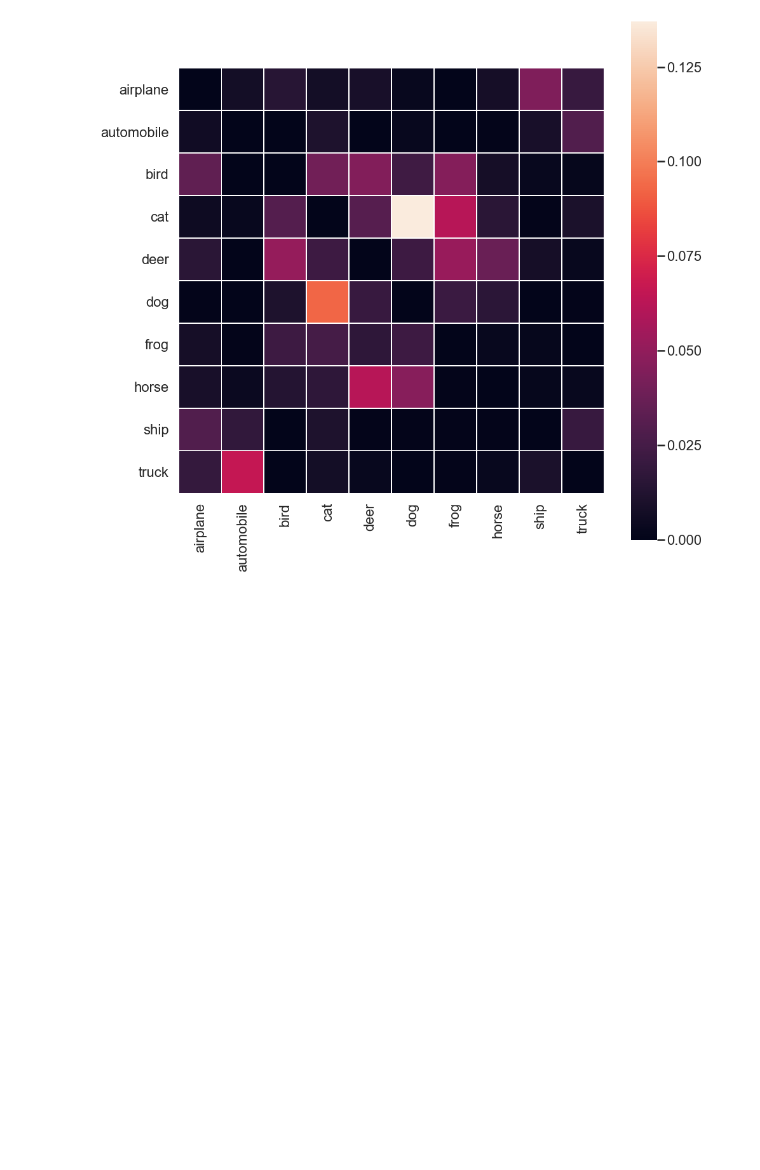
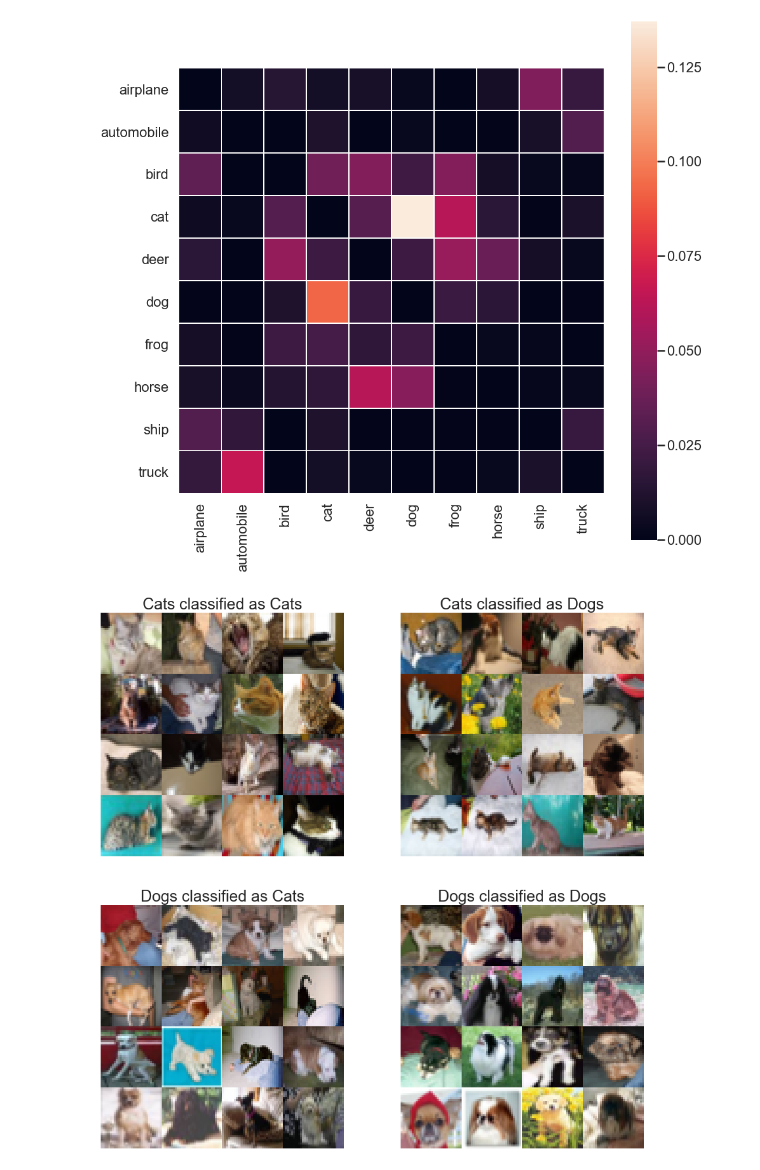
Before and after one commit to swami84/CIFAR10-Image-Classification---TensorFlow-, a Jupyter notebook: Cifar Image Classification.ipynb, the cells around one changed output. Cells and saved outputs as stored; diff of their text form; code cells hidden in the pictures; blank space fills up the shorter version.

Commit message:
Added extra functions for plotting

```diff
--- a/Cifar Image Classification.ipynb
+++ b/Cifar Image Classification.ipynb
@@ -657,3 +659,25 @@ pred_tl_model  = get_accuracy_pred(tl_model,X_test_reshaped,y_test,get_pred=True
 plot_heatmap(tl_model,y_test,pred_tl_model,normalize=True)
 # %% [output]
 [figure]
+# %%
+cl_a, cl_b = 3, 5
+pred_tl_model_flat  = pred_tl_model.flatten()
+X_aa = X_test[(y_test == cl_a) & (pred_tl_model_flat == cl_a)]
+X_ab = X_test[(y_test == cl_a) & (pred_tl_model_flat == cl_b)]
+X_ba = X_test[(y_test == cl_b) & (pred_tl_model_flat == cl_a)]
+X_bb = X_test[(y_test == cl_b) & (pred_tl_model_flat == cl_b)]
+
+
+
+plt.figure(figsize=(15,15))
+ax1 = plt.subplot(221); plot_images(X_aa[:16], images_per_row=4)
+ax1.title.set_text('Cats classified as Cats')
+ax2 = plt.subplot(222); plot_images(X_ab[:16], images_per_row=4)
+ax2.title.set_text('Cats classified as Dogs')
+ax3 = plt.subplot(223); plot_images(X_ba[:16], images_per_row=4)
+ax3.title.set_text('Dogs classified as Cats')
+ax4 = plt.subplot(224); plot_images(X_bb[:16], images_per_row=4)
+ax4.title.set_text('Dogs classified as Dogs')
+plt.show()
+# %% [output]
+[figure, added]
```
Also changed, not shown: parts of 2 cells of this notebook.
